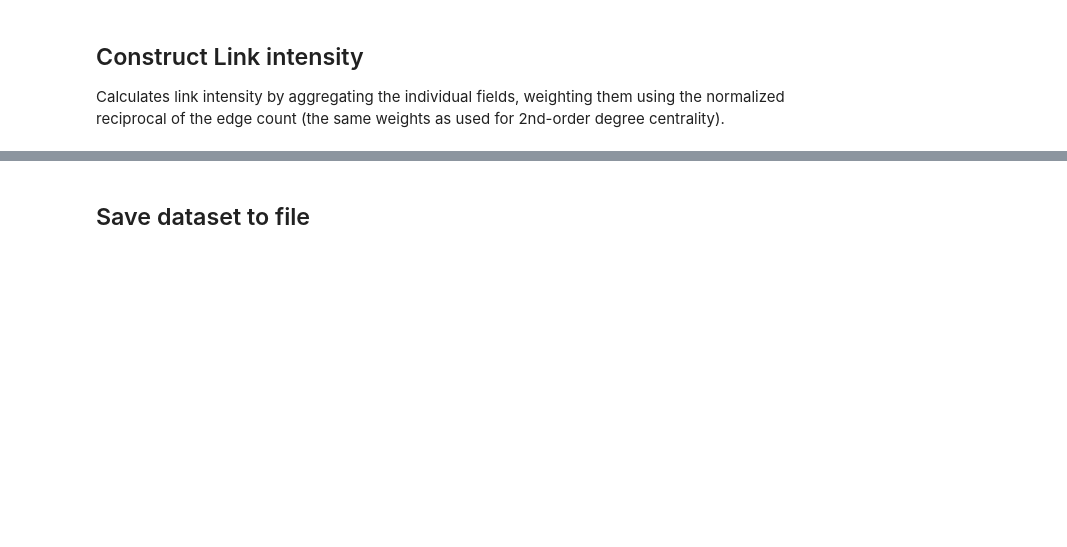
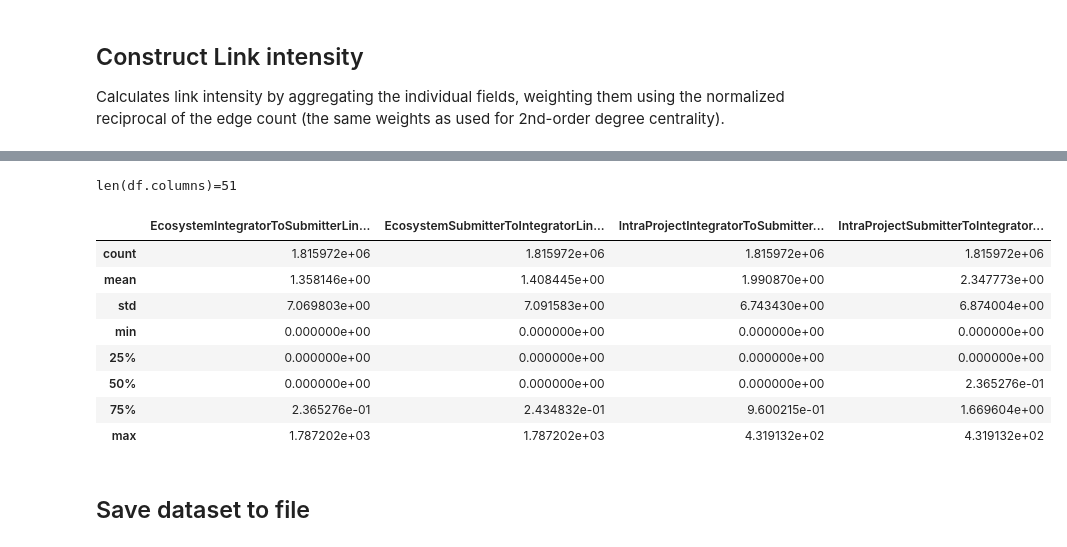
Before and after one commit to wmeijer221/msc_thesis, a Jupyter notebook: python_proj/modelling/notebooks/preprocessing/feature_construction.ipynb, the cells around one changed output, grey strips where cells are left out. Saved outputs shown, nothing was run; the diff lists cells and outputs as text; code cells hidden in the pictures; blank space fills up the shorter version.

```diff
--- a/python_proj/modelling/notebooks/preprocessing/feature_construction.ipynb
+++ b/python_proj/modelling/notebooks/preprocessing/feature_construction.ipynb
@@ -293,3 +282,49 @@ len(features_to_drop)=10
+# %%
+BASE_TARGET_FIELD = "{scope}{direction}LinkIntensity"
+
+combinations = product(scopes, directions)
+link_intensity_fields = []
+
+edge_weights_list = list(edge_weights.values())
+for scope, direction in combinations:
+    target_field = BASE_TARGET_FIELD.format(scope=scope, direction=direction)
+    fields = direction_fields[direction]
+
+    # Adds initial value for the field.
+    df[target_field] = 0
+    link_intensity_fields.append(target_field)
+
+    for index, field in enumerate(fields):
+
+        if index in {0, 2, 3}:
+            # TODO: REMOVE THIS; THIS SHOULDN'T BE PRESENT IN THE FINAL VERSION.
+            continue
+
+        field = f"{scope}{field}"
+
+        # Applies weight
+        field_weight = edge_weights_list[index]
+        df[field] = df[field].multiply(field_weight)
+
+        # Adds field contribution to link intensity.
+        df[target_field] = df[target_field].add(df[field])
+
+        # Drops field as its only used once.
+        df = df.drop(field, axis=1)
+
+print(f"{len(df.columns)=}")
+df[link_intensity_fields].describe()
+# %% [output]
+len(df.columns)=51
+|  | EcosystemIntegratorToSubmitterLin... | EcosystemSubmitterToIntegratorLin... | IntraProjectIntegratorToSubmitter... | IntraProjectSubmitterToIntegrator... |
+| count | 1.815972e+06 | 1.815972e+06 | 1.815972e+06 | 1.815972e+06 |
+| mean | 1.358146e+00 | 1.408445e+00 | 1.990870e+00 | 2.347773e+00 |
+| std | 7.069803e+00 | 7.091583e+00 | 6.743430e+00 | 6.874004e+00 |
+| min | 0.000000e+00 | 0.000000e+00 | 0.000000e+00 | 0.000000e+00 |
+| 25% | 0.000000e+00 | 0.000000e+00 | 0.000000e+00 | 0.000000e+00 |
+| 50% | 0.000000e+00 | 0.000000e+00 | 0.000000e+00 | 2.365276e-01 |
+| 75% | 2.365276e-01 | 2.434832e-01 | 9.600215e-01 | 1.669604e+00 |
+| max | 1.787202e+03 | 1.787202e+03 | 4.319132e+02 | 4.319132e+02 |
 # %% [markdown]
 ## Save dataset to file
 # %%
```
Also changed, not shown: parts of 20 cells of this notebook, 1 other file.
